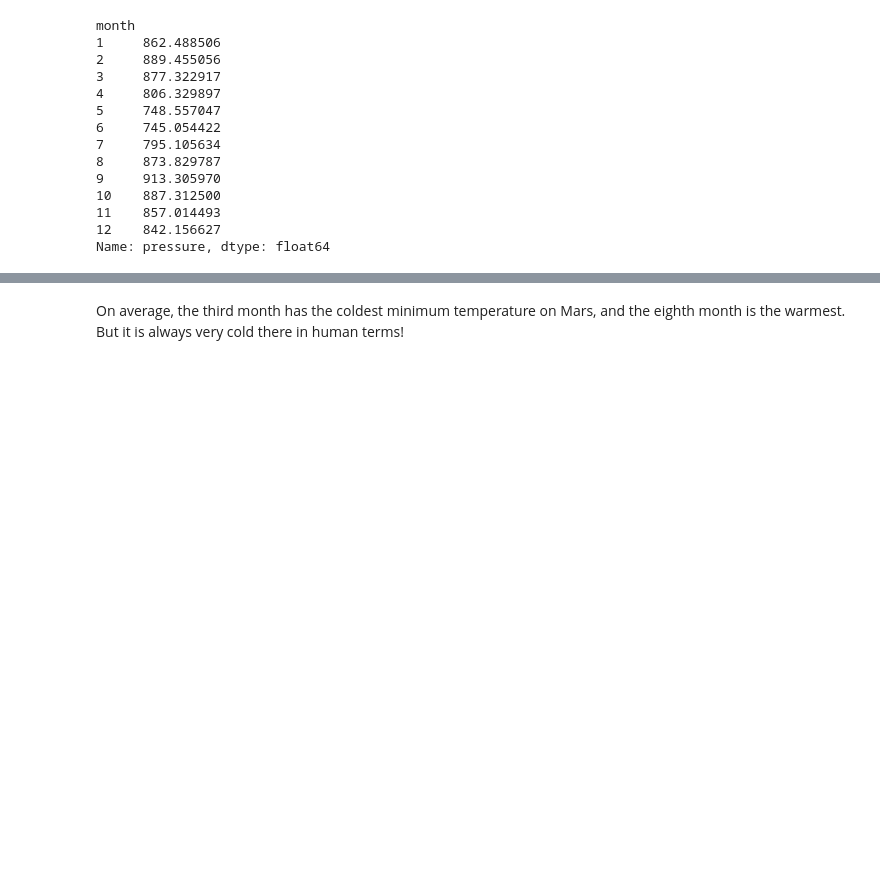
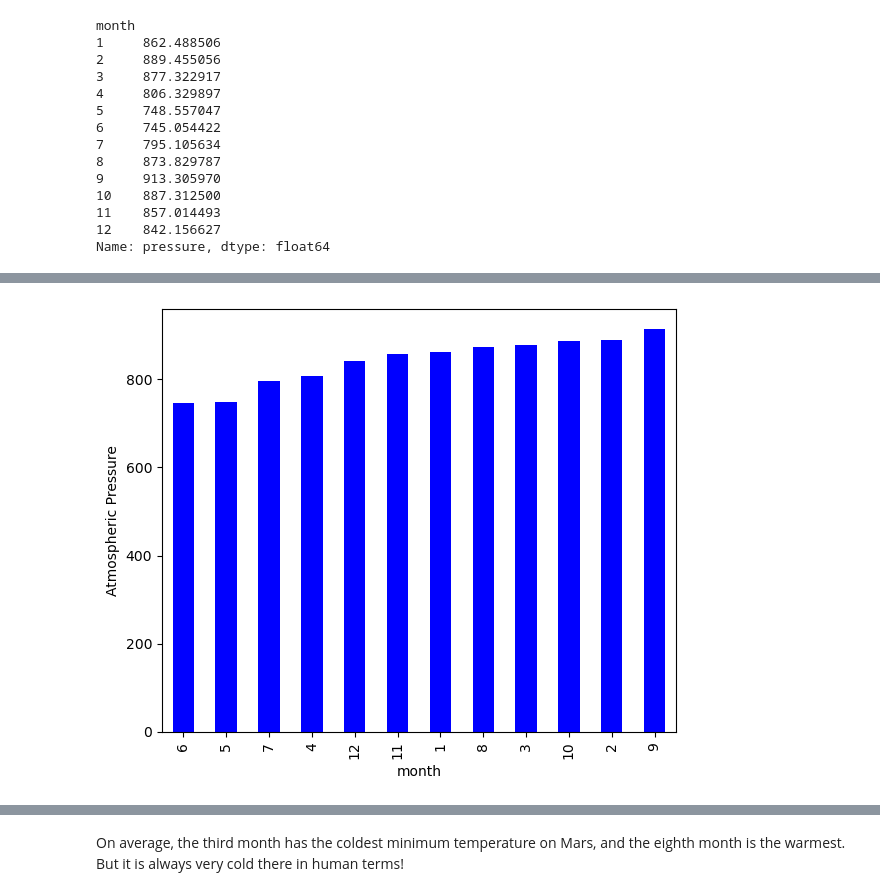
Before and after one commit to judelou/Data-Collection, a Jupyter notebook: part_2_mars_weather.ipynb, the cells around one changed output, grey strips where cells are left out. Saved outputs shown, nothing was run; the diff lists cells and outputs as text; code cells hidden in the pictures; blank space fills up the shorter version.

```diff
--- a/part_2_mars_weather.ipynb
+++ b/part_2_mars_weather.ipynb
@@ -237,0 +254,12 @@ Name: pressure, dtype: float64
+# %%
+# Plot the average pressure by month
+ave_pressure=mars_df.groupby("month")["pressure"].mean().sort_values()
+ave_pressure.plot(kind="bar",
+                facecolor="blue",
+                figsize=(6,5),
+                xlabel="month",
+                ylabel="Atmospheric Pressure")
+plt.tight_layout()
+plt.show()
+# %% [output]
+[figure, added]
```
Also changed, not shown: parts of 15 cells of this notebook, 1 other file.
